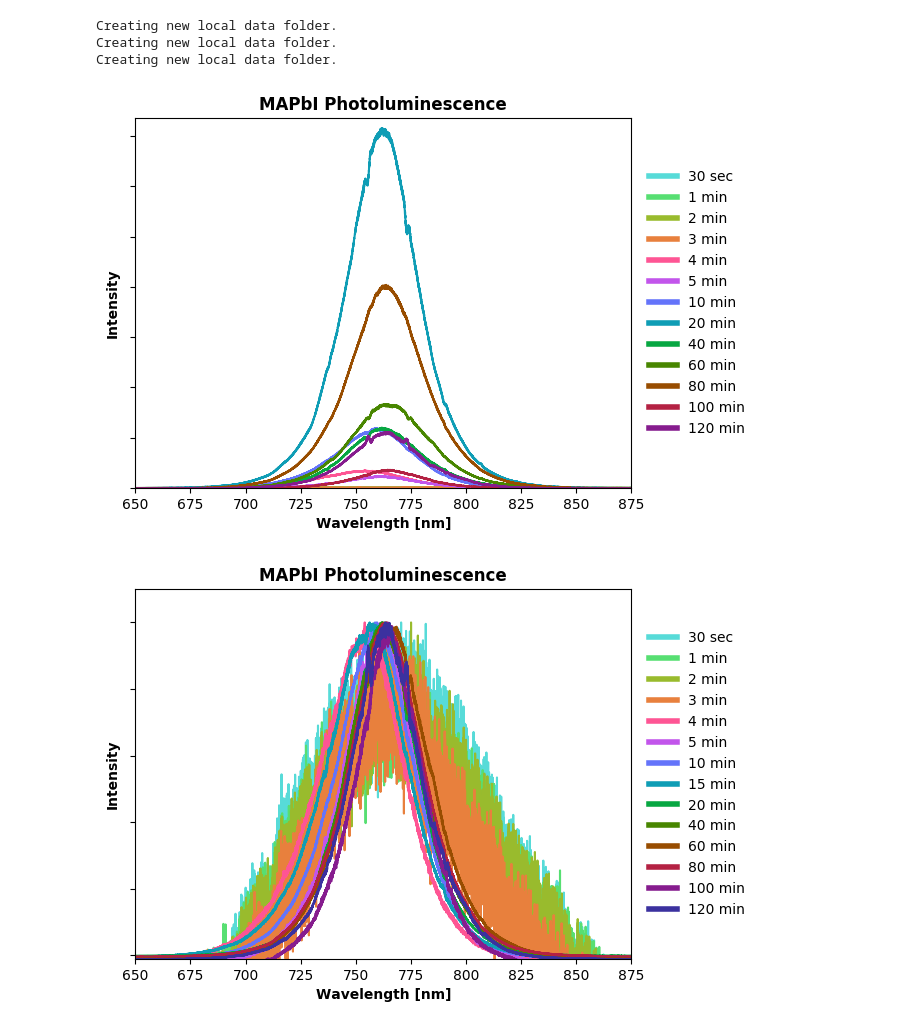
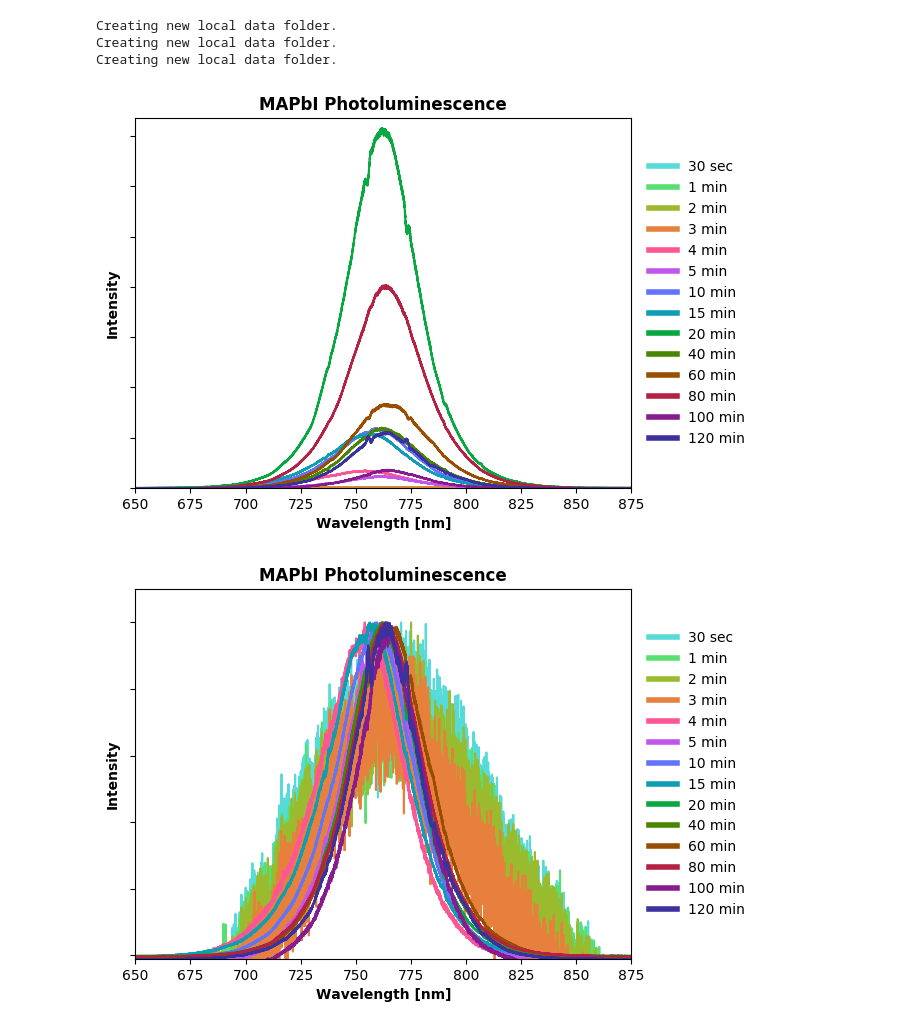
Before and after one commit to tomasbar/sciencetools_py, a Jupyter notebook: MAPbI FF.ipynb, the cells around one changed output. Drawn from its saved outputs; the diff is of its cells as text; code cells hidden in the pictures.

```diff
--- a/MAPbI FF.ipynb
+++ b/MAPbI FF.ipynb
@@ -210,6 +208,7 @@ master_cypher = (
     "4min",
     "5min",
     "10min",
+    "15min",
     "20min",
     "40min",
     "60min",
@@ -223,7 +222,7 @@ raw_analysis = []
 for sample_ID in master_cypher:
     for run_ID in samples_dir.keys():
         if sample_ID in pl_data[run_ID].keys():
-#             raw_analysis.append(analysis.FWHM(flag, sample_ID, pl_data[run_ID][sample_ID]))
+            raw_analysis.append(analysis.FWHM(flag, sample_ID, pl_data[run_ID][sample_ID]))
 
             if "min" in sample_ID:
                 lbl = sample_ID.replace("min", " min")
@@ -234,34 +233,34 @@ for sample_ID in master_cypher:
                 lbl = lbl.replace("C", "°C")
 
             plt.figure(1)
             plt.plot(pl_data[run_ID][sample_ID]["wavelength"], pl_data[run_ID][sample_ID]["counts"],
 #                      abs(max(pl_data[run_ID][sample_ID]["counts"])),
                      label=lbl)
         else:
             pass
 
 max_values = pd.DataFrame(data=raw_analysis,columns=['Sample', 'Max_Wavelength', 'Max_Value', 'FWHM'])
 
 plt.style.use('default')
 sns.set_palette(sns.cubehelix_palette(14, rot=4, hue=2, light=0.7, dark=0.25))
 
 plt.xlabel("Wavelength [nm]", weight="semibold")
 plt.ylabel("Intensity", weight="semibold")
 
 fig_ax.set_yticklabels([])
 
 # plt.xlim(min(pl_data["etb066"]["15min 50C"]["wavelength"]), max(pl_data["etb066"]["15min 50C"]["wavelength"]))
 plt.xlim(650,875)
 
 plt.ylim(-0.01, max(pl_data["etb046"]["20min"]["counts"])+1000)
 
 plt.title("MAPbI Photoluminescence",weight="semibold")
 
 leg = plt.legend(loc='center left', bbox_to_anchor=(1.01, 0,.3,1),mode='expand', frameon=False)
 for i in leg.legendHandles:
     i.set_linewidth(4)
 # %% [output]
-[figure, old version]
+[figure, new version]
 # %%
 fig3.savefig("plots/final/PL/MAPbI_all.png", dpi=200, format='png', bbox_inches='tight')
 # %%
```
Also changed, not shown: parts of 1 cell of this notebook, 10 other files.
